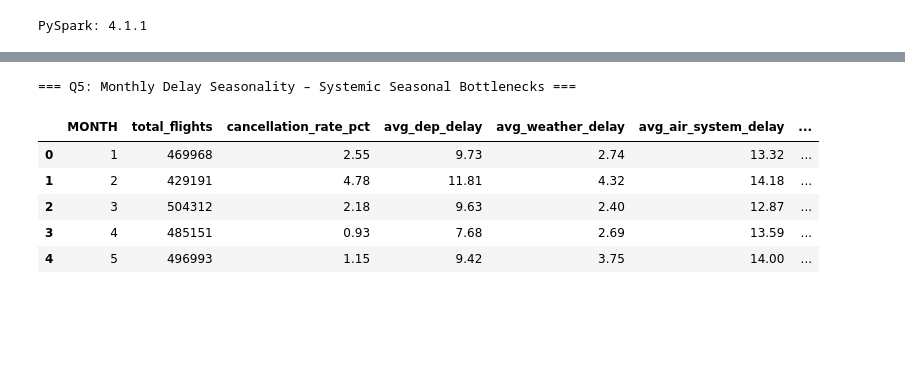
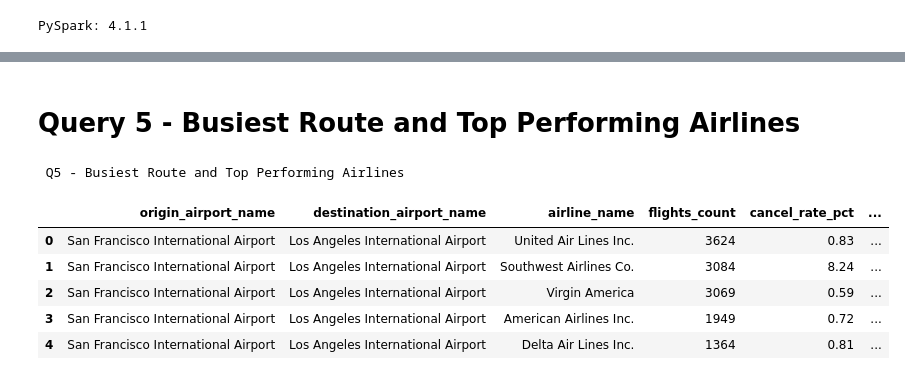
Before and after one commit to lieukim/BigData_Nhom1, a Jupyter notebook: Queries_P1.ipynb, the cells around one changed output, grey strips where cells are left out. Drawn from its saved outputs; the diff is of its cells as text; code cells hidden in the pictures; blank space fills up the shorter version.

```diff
--- a/Queries_P1.ipynb
+++ b/Queries_P1.ipynb
@@ -209,26 +313,45 @@ df4.head()
+# %% [markdown]
+# Query 5 - Busiest Route and Top Performing Airlines
 # %%
 query5 = spark.sql("""
-    SELECT
-        MONTH,
-        COUNT(*)                                                                AS total_flights,
-        ROUND(SUM(CANCELLED) * 100.0 / COUNT(*), 2)                            AS cancellation_rate_pct,
-        ROUND(AVG(CASE WHEN CANCELLED = 0 THEN DEPARTURE_DELAY END), 2)        AS avg_dep_delay,
-        ROUND(AVG(CASE WHEN CANCELLED = 0 THEN WEATHER_DELAY END), 2)          AS avg_weather_delay,
-        ROUND(AVG(CASE WHEN CANCELLED = 0 THEN AIR_SYSTEM_DELAY END), 2)       AS avg_air_system_delay,
-        ROUND(AVG(CASE WHEN CANCELLED = 0 THEN AIRLINE_DELAY END), 2)          AS avg_airline_delay,
-        ROUND(AVG(CASE WHEN CANCELLED = 0 THEN LATE_AIRCRAFT_DELAY END), 2)    AS avg_late_aircraft_delay
-    FROM flights
-    GROUP BY MONTH
-    ORDER BY MONTH
+WITH top_route AS (
+  SELECT
+    ORIGIN_AIRPORT,
+    DESTINATION_AIRPORT,
+    COUNT(*) AS total_route_flights
+  FROM flights
+  GROUP BY ORIGIN_AIRPORT, DESTINATION_AIRPORT
+  ORDER BY total_route_flights DESC
+  LIMIT 1
+)
+SELECT
+  ap_origin.AIRPORT AS origin_airport_name,
+  ap_dest.AIRPORT AS destination_airport_name,
+  al.AIRLINE AS airline_name,
+  COUNT(*) AS flights_count,
+  ROUND(AVG(f.CANCELLED) * 100, 2) AS cancel_rate_pct,
+  ROUND(AVG(f.DEPARTURE_DELAY), 2) AS avg_dep_delay,
+  ROUND(AVG(f.ARRIVAL_DELAY), 2) AS avg_arr_delay
+FROM flights f
+JOIN top_route tr
+  ON f.ORIGIN_AIRPORT = tr.ORIGIN_AIRPORT
+ AND f.DESTINATION_AIRPORT = tr.DESTINATION_AIRPORT
+JOIN airports ap_origin
+  ON tr.ORIGIN_AIRPORT = ap_origin.IATA_CODE
+JOIN airports ap_dest
+  ON tr.DESTINATION_AIRPORT = ap_dest.IATA_CODE
+LEFT JOIN airlines al
+  ON f.AIRLINE = al.IATA_CODE
+GROUP BY ap_origin.AIRPORT, ap_dest.AIRPORT, al.AIRLINE
+ORDER BY flights_count DESC;
 """)
 df5 = query5.toPandas()
-print("=== Q5: Monthly Delay Seasonality – Systemic Seasonal Bottlenecks ===")
-df5.head()
+print("\n Q5 - Busiest Route and Top Performing Airlines ")
 # %% [output]
-=== Q5: Monthly Delay Seasonality – Systemic Seasonal Bottlenecks ===
+ Q5 - Busiest Route and Top Performing Airlines
-|  | MONTH | total_flights | cancellation_rate_pct | avg_dep_delay | avg_weather_delay | avg_air_system_delay | ... |
-| 0 | 1 | 469968 | 2.55 | 9.73 | 2.74 | 13.32 | ... |
-| 1 | 2 | 429191 | 4.78 | 11.81 | 4.32 | 14.18 | ... |
-| 2 | 3 | 504312 | 2.18 | 9.63 | 2.40 | 12.87 | ... |
-| 3 | 4 | 485151 | 0.93 | 7.68 | 2.69 | 13.59 | ... |
-| 4 | 5 | 496993 | 1.15 | 9.42 | 3.75 | 14.00 | ... |
+|  | origin_airport_name | destination_airport_name | airline_name | flights_count | cancel_rate_pct | ... |
+| 0 | San Francisco International Airport | Los Angeles International Airport | United Air Lines Inc. | 3624 | 0.83 | ... |
+| 1 | San Francisco International Airport | Los Angeles International Airport | Southwest Airlines Co. | 3084 | 8.24 | ... |
+| 2 | San Francisco International Airport | Los Angeles International Airport | Virgin America | 3069 | 0.59 | ... |
+| 3 | San Francisco International Airport | Los Angeles International Airport | American Airlines Inc. | 1949 | 0.72 | ... |
+| 4 | San Francisco International Airport | Los Angeles International Airport | Delta Air Lines Inc. | 1364 | 0.81 | ... |
```
Also changed, not shown: parts of 15 cells of this notebook, 1 other file.
